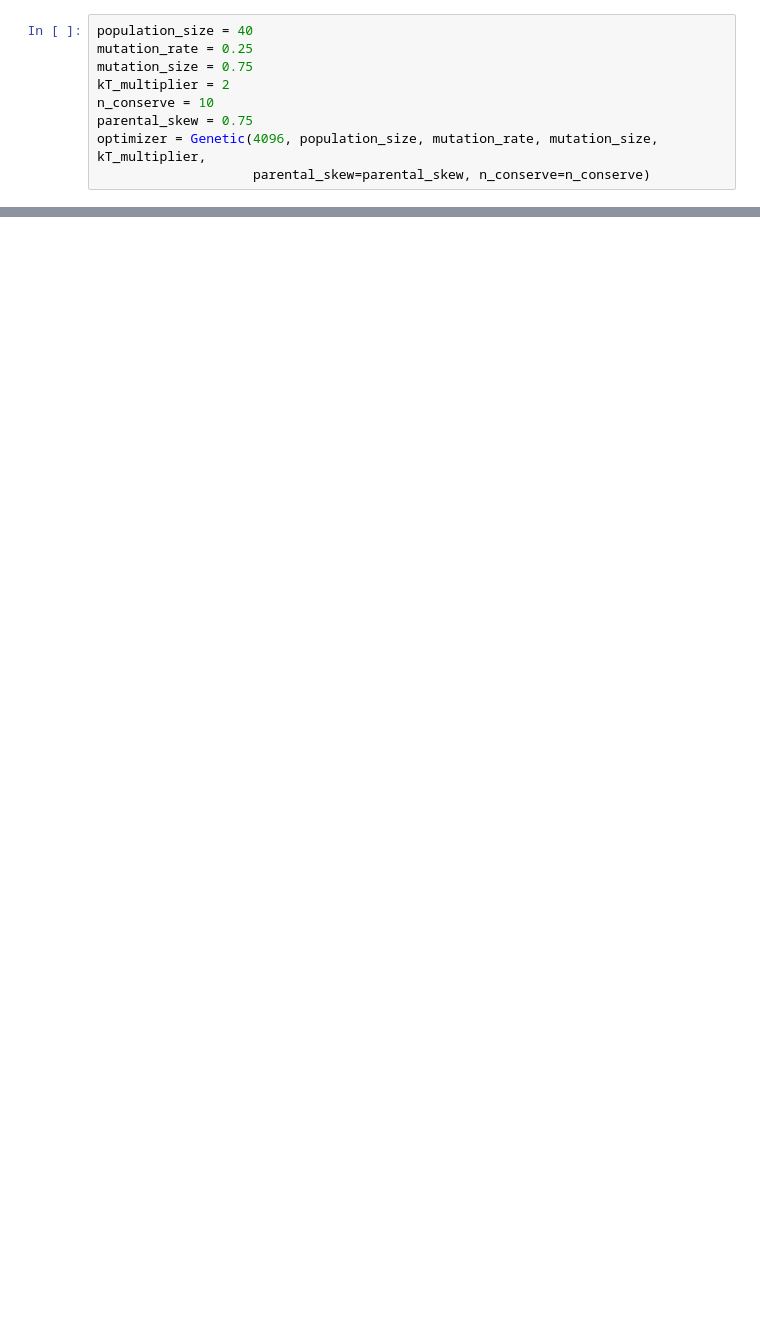
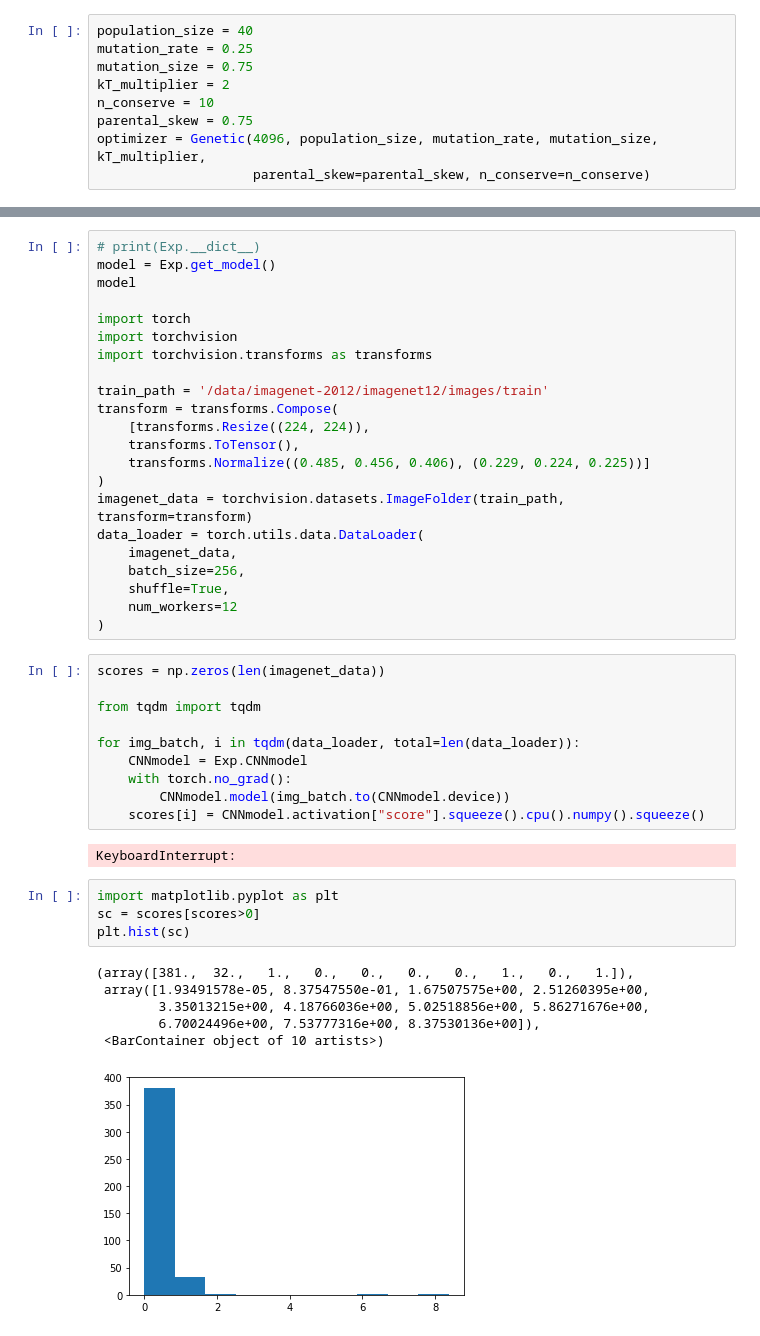
Before and after one commit to tillhartmann/ActMax-Optimizer-Dev, a Jupyter notebook: baseline.ipynb, the cells around one changed output, grey strips where cells are left out. Cells and saved outputs as stored; diff of their text form; blank space fills up the shorter version.

```diff
--- a/baseline.ipynb
+++ b/baseline.ipynb
@@ -43,0 +78,45 @@ upconvGAN(
+# %%
+# print(Exp.__dict__)
+model = Exp.get_model()
+model
+
+import torch
+import torchvision
+import torchvision.transforms as transforms
+
+train_path = '/data/imagenet-2012/imagenet12/images/train'
+transform = transforms.Compose(
+    [transforms.Resize((224, 224)),
+    transforms.ToTensor(),
+    transforms.Normalize((0.485, 0.456, 0.406), (0.229, 0.224, 0.225))]
+)
+imagenet_data = torchvision.datasets.ImageFolder(train_path, transform=transform)
+data_loader = torch.utils.data.DataLoader(
+    imagenet_data,
+    batch_size=256,
+    shuffle=True,
+    num_workers=12
+)
+# %%
+scores = np.zeros(len(imagenet_data))
+
+from tqdm import tqdm
+
+for img_batch, i in tqdm(data_loader, total=len(data_loader)):
+    CNNmodel = Exp.CNNmodel
+    with torch.no_grad():
+        CNNmodel.model(img_batch.to(CNNmodel.device))
+    scores[i] = CNNmodel.activation["score"].squeeze().cpu().numpy().squeeze()
+# %% [output]
+KeyboardInterrupt:
+# %%
+import matplotlib.pyplot as plt
+sc = scores[scores>0]
+plt.hist(sc)
+# %% [output]
+(array([381.,  32.,   1.,   0.,   0.,   0.,   0.,   1.,   0.,   1.]),
+ array([1.93491578e-05, 8.37547550e-01, 1.67507575e+00, 2.51260395e+00,
+        3.35013215e+00, 4.18766036e+00, 5.02518856e+00, 5.86271676e+00,
+        6.70024496e+00, 7.53777316e+00, 8.37530136e+00]),
+ <BarContainer object of 10 artists>)
+[figure, added]
```
Also changed, not shown: parts of 7 cells of this notebook, 4 other files.
